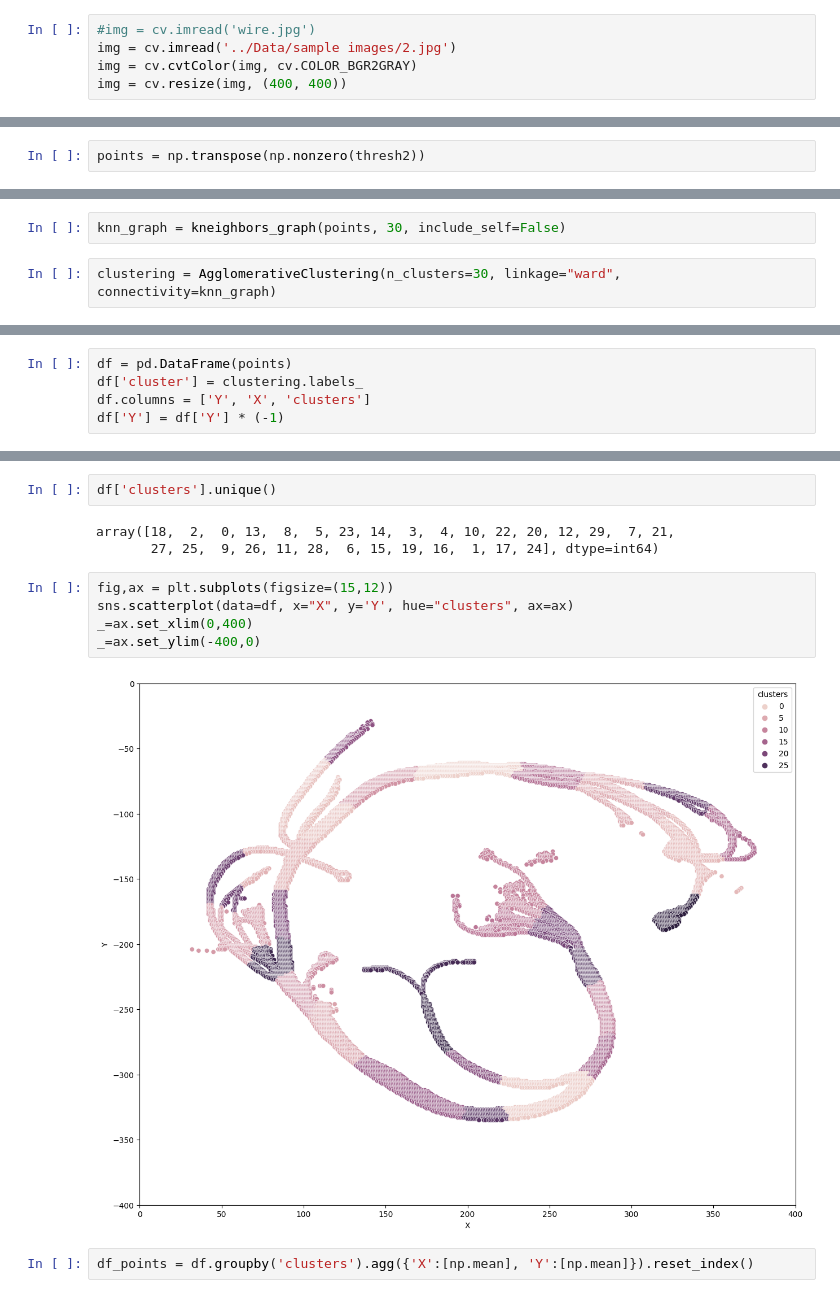
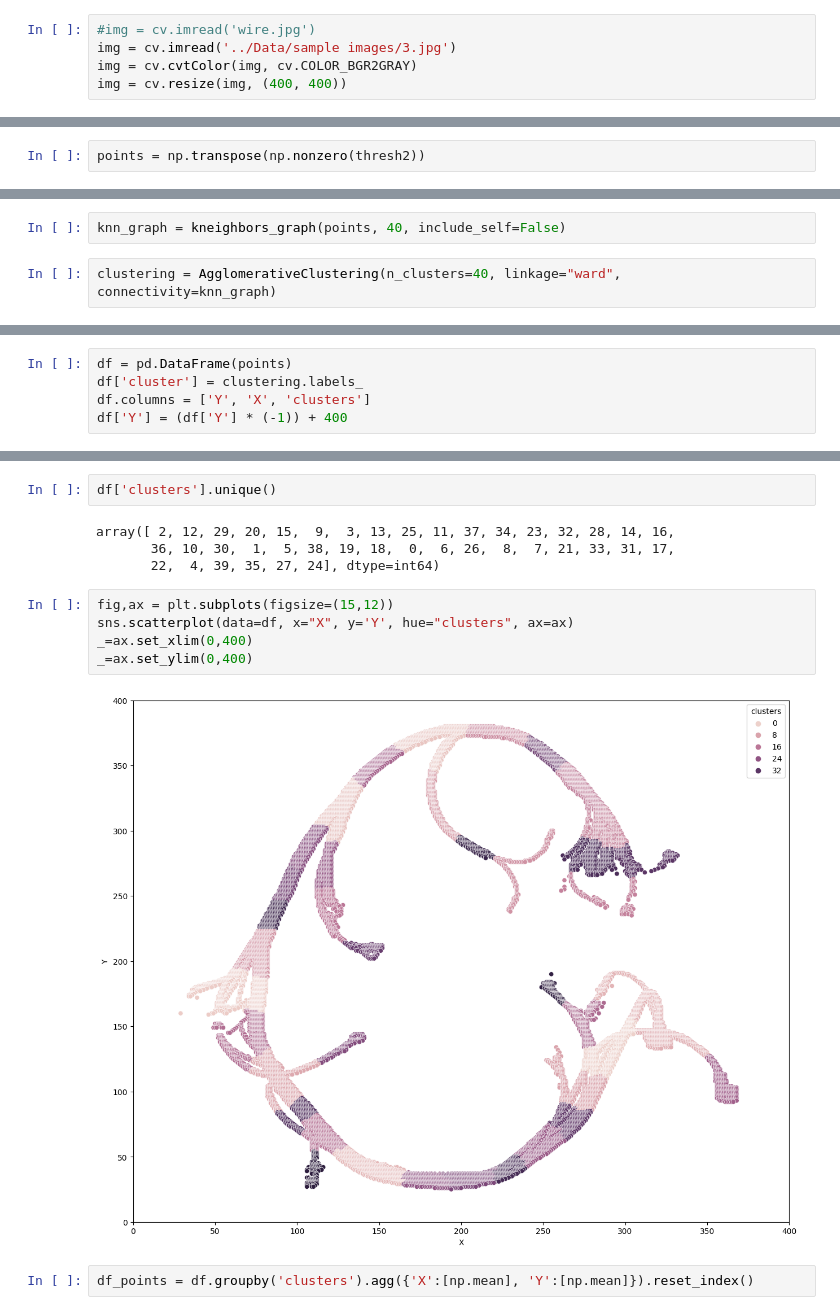
Before and after one commit to juasesan/GripPointsGeneration, a Jupyter notebook: Notebooks/masks_generator.ipynb, the cells around one changed output, grey strips where cells are left out. Cells and saved outputs as stored; diff of their text form.

```diff
--- a/Notebooks/masks_generator.ipynb
+++ b/Notebooks/masks_generator.ipynb
@@ -21,7 +21,7 @@ for filename in os.listdir(folder):
     cv.imwrite(f"../Data/test/masks/{img_name}", thresh)
 # %%
 #img = cv.imread('wire.jpg')
-img = cv.imread('../Data/sample images/2.jpg')
+img = cv.imread('../Data/sample images/3.jpg')
 img = cv.cvtColor(img, cv.COLOR_BGR2GRAY)
 img = cv.resize(img, (400, 400))
 # %%
@@ -72,7 +72,7 @@ array([[ 29, 141],
 # %%
-knn_graph = kneighbors_graph(points, 30, include_self=False)
+knn_graph = kneighbors_graph(points, 40, include_self=False)
 # %%
-clustering = AgglomerativeClustering(n_clusters=30, linkage="ward", connectivity=knn_graph)
+clustering = AgglomerativeClustering(n_clusters=40, linkage="ward", connectivity=knn_graph)
 # %%
 clustering.fit(points)
 # %% [output]
@@ -87,7 +87,7 @@ array([18, 18, 18, ..., 24, 24, 24], dtype=int64)
 df = pd.DataFrame(points)
 df['cluster'] = clustering.labels_
 df.columns = ['Y', 'X', 'clusters']
-df['Y'] = df['Y'] * (-1)
+df['Y'] = (df['Y'] * (-1)) + 400
 # %%
 df
 # %% [output]
@@ -107,15 +107,16 @@ df
 # %%
 df['clusters'].unique()
 # %% [output]
-array([18,  2,  0, 13,  8,  5, 23, 14,  3,  4, 10, 22, 20, 12, 29,  7, 21,
-       27, 25,  9, 26, 11, 28,  6, 15, 19, 16,  1, 17, 24], dtype=int64)
+array([ 2, 12, 29, 20, 15,  9,  3, 13, 25, 11, 37, 34, 23, 32, 28, 14, 16,
+       36, 10, 30,  1,  5, 38, 19, 18,  0,  6, 26,  8,  7, 21, 33, 31, 17,
+       22,  4, 39, 35, 27, 24], dtype=int64)
 # %%
 fig,ax = plt.subplots(figsize=(15,12))
 sns.scatterplot(data=df, x="X", y='Y', hue="clusters", ax=ax)
 _=ax.set_xlim(0,400)
-_=ax.set_ylim(-400,0)
+_=ax.set_ylim(0,400)
 # %% [output]
-[figure, old version]
+[figure, new version]
 # %%
 df_points = df.groupby('clusters').agg({'X':[np.mean], 'Y':[np.mean]}).reset_index()
 # %%
```
Also changed, not shown: parts of 34 cells of this notebook.
